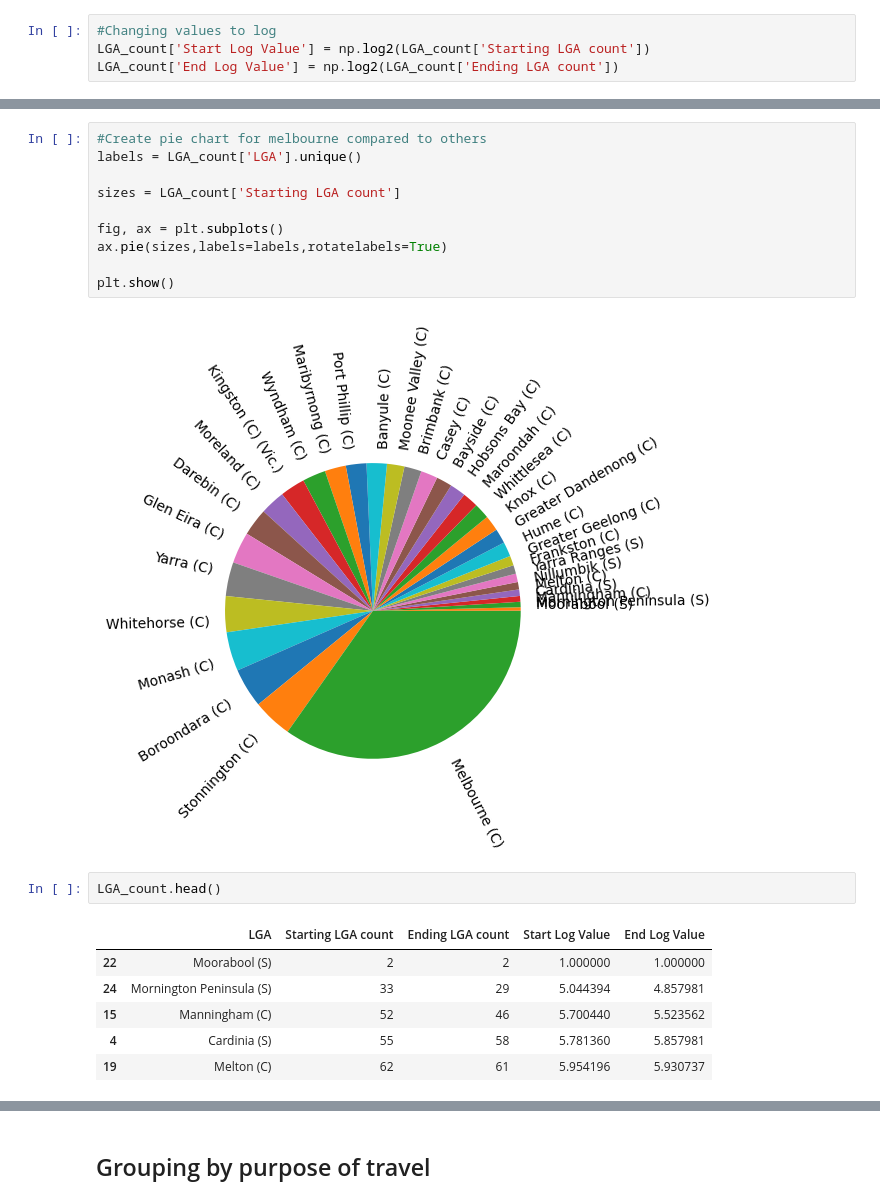
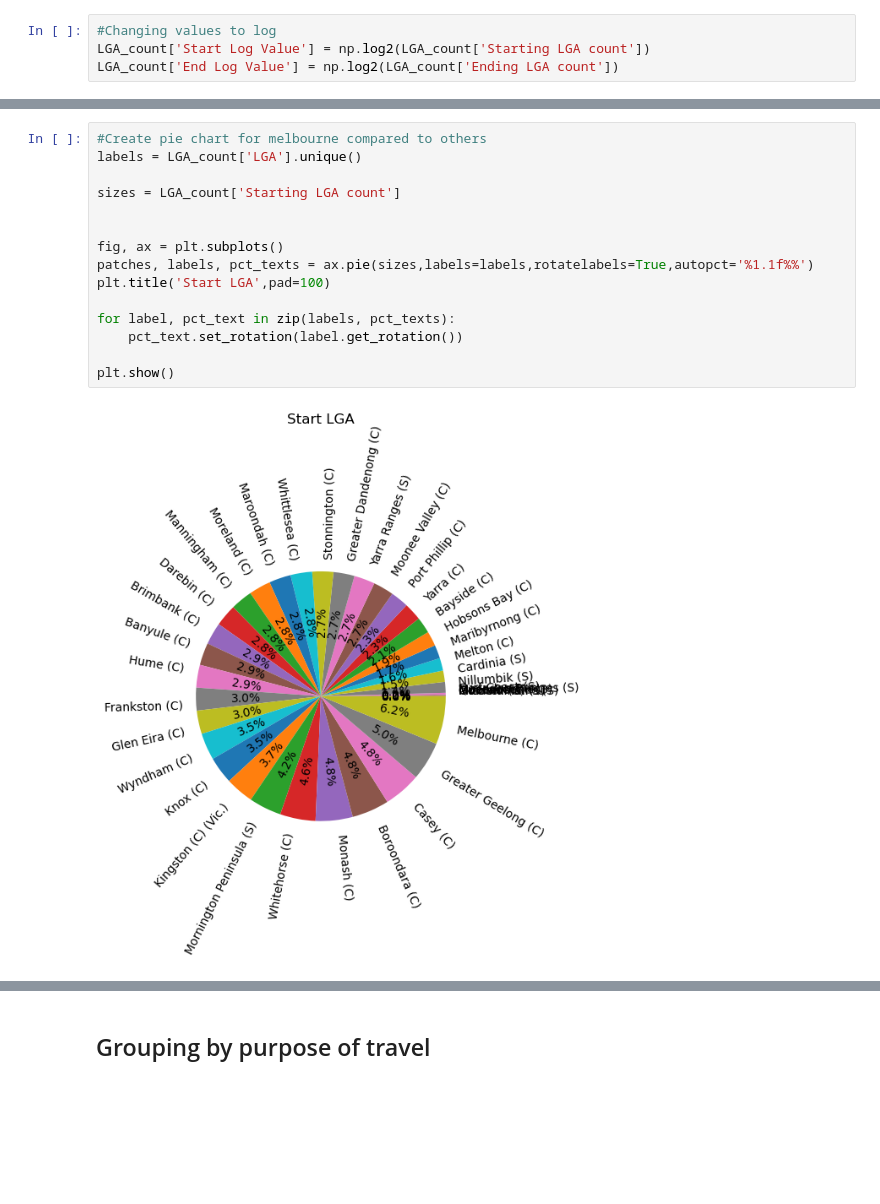
Before and after one commit to Abhidnya05/Project1Group1, a Jupyter notebook: VISTA Analyis.ipynb, the cells around one changed output, grey strips where cells are left out. Drawn from its saved outputs; the diff is of its cells as text; blank space fills up the shorter version.

Commit message:
Fixed graphs and added new graphs

```diff
--- a/VISTA Analyis.ipynb
+++ b/VISTA Analyis.ipynb
@@ -75,21 +123,17 @@ LGA_count['End Log Value'] = np.log2(LGA_count['Ending LGA count'])
 # %%
 #Create pie chart for melbourne compared to others
 labels = LGA_count['LGA'].unique()
 
 sizes = LGA_count['Starting LGA count']
 
+
 fig, ax = plt.subplots()
-ax.pie(sizes,labels=labels,rotatelabels=True)
+patches, labels, pct_texts = ax.pie(sizes,labels=labels,rotatelabels=True,autopct='%1.1f%%')
+plt.title('Start LGA',pad=100)
+
+for label, pct_text in zip(labels, pct_texts):
+    pct_text.set_rotation(label.get_rotation())
 
 plt.show()
 # %% [output]
-[figure, old version]
+[figure, new version]
-# %%
-LGA_count.head()
-# %% [output]
-|  | LGA | Starting LGA count | Ending LGA count | Start Log Value | End Log Value |
-| 22 | Moorabool (S) | 2 | 2 | 1.000000 | 1.000000 |
-| 24 | Mornington Peninsula (S) | 33 | 29 | 5.044394 | 4.857981 |
-| 15 | Manningham (C) | 52 | 46 | 5.700440 | 5.523562 |
-| 4 | Cardinia (S) | 55 | 58 | 5.781360 | 5.857981 |
-| 19 | Melton (C) | 62 | 61 | 5.954196 | 5.930737 |
```
Also changed, not shown: parts of 37 cells of this notebook, 1 other file.
